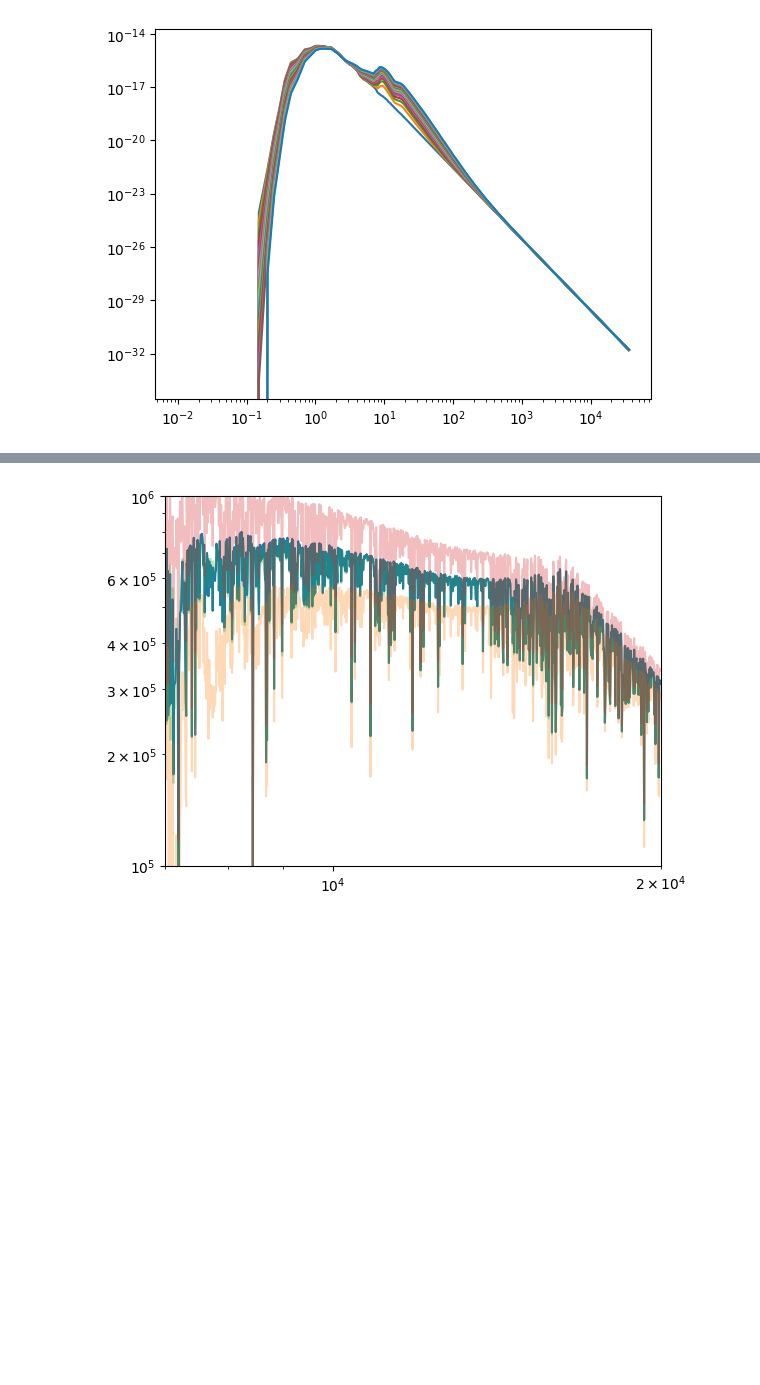
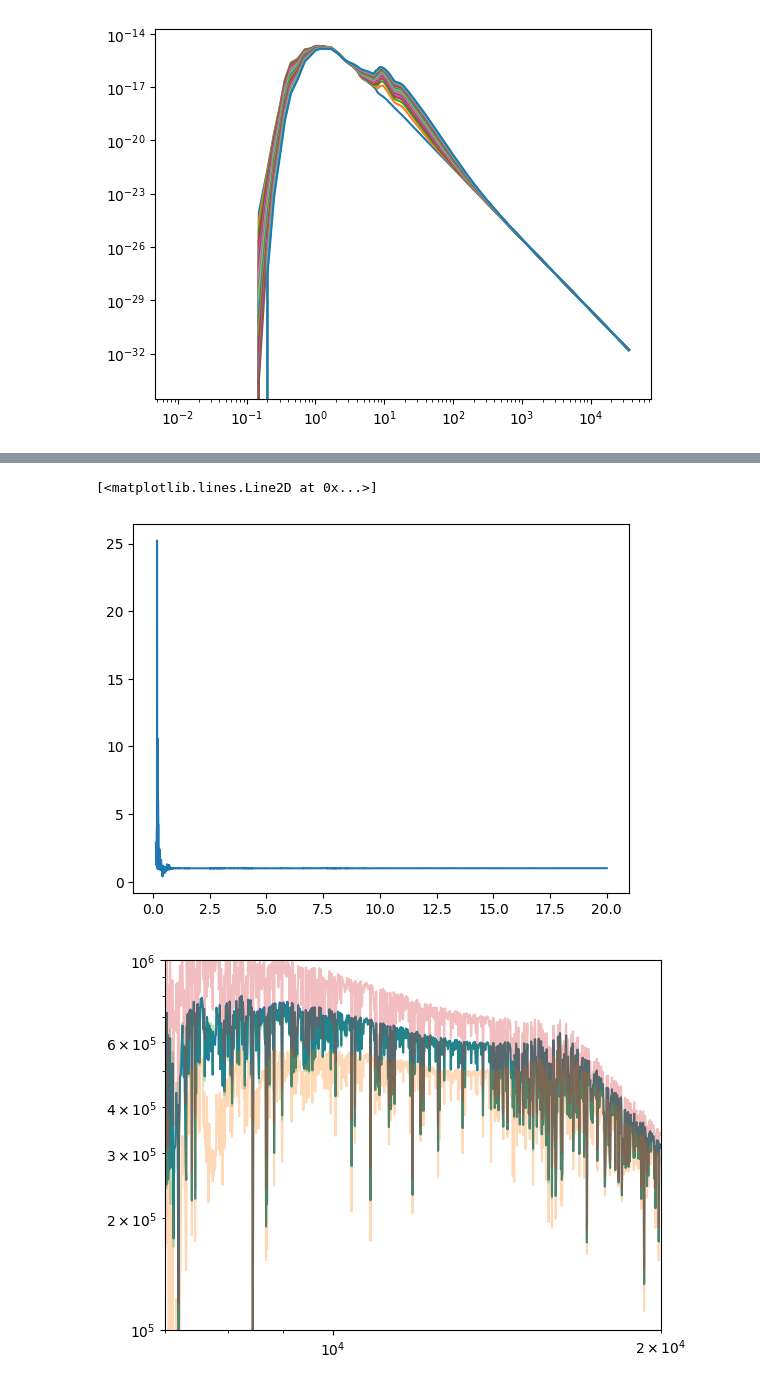
Before and after one commit to aswinsuresh24/rsg_phot, a Jupyter notebook: rsg_phot.ipynb, the cells around one changed output, grey strips where cells are left out. Saved outputs shown, nothing was run; the diff lists cells and outputs as text; code cells hidden in the pictures; blank space fills up the shorter version.

```diff
--- a/rsg_phot.ipynb
+++ b/rsg_phot.ipynb
@@ -76,3 +107,8 @@ plt.plot(w, nf)
+# %%
+plt.plot(w/1e4, nf/flx[5])
+# %% [output]
+[<matplotlib.lines.Line2D at 0x...>]
+[figure, added]
 # %%
 plt.plot(w, nf)
 plt.plot(w, flx[4], alpha=0.3)
```
Also changed, not shown: parts of 5 cells of this notebook, 6 other files.
